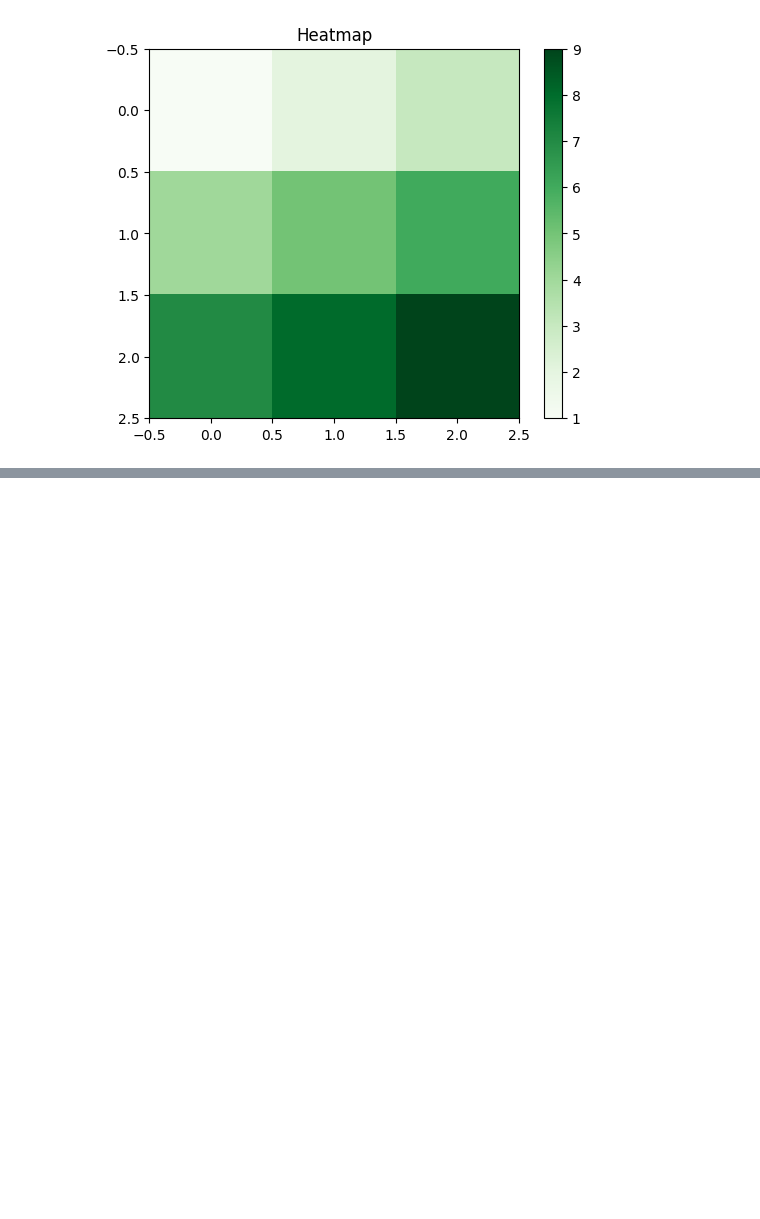
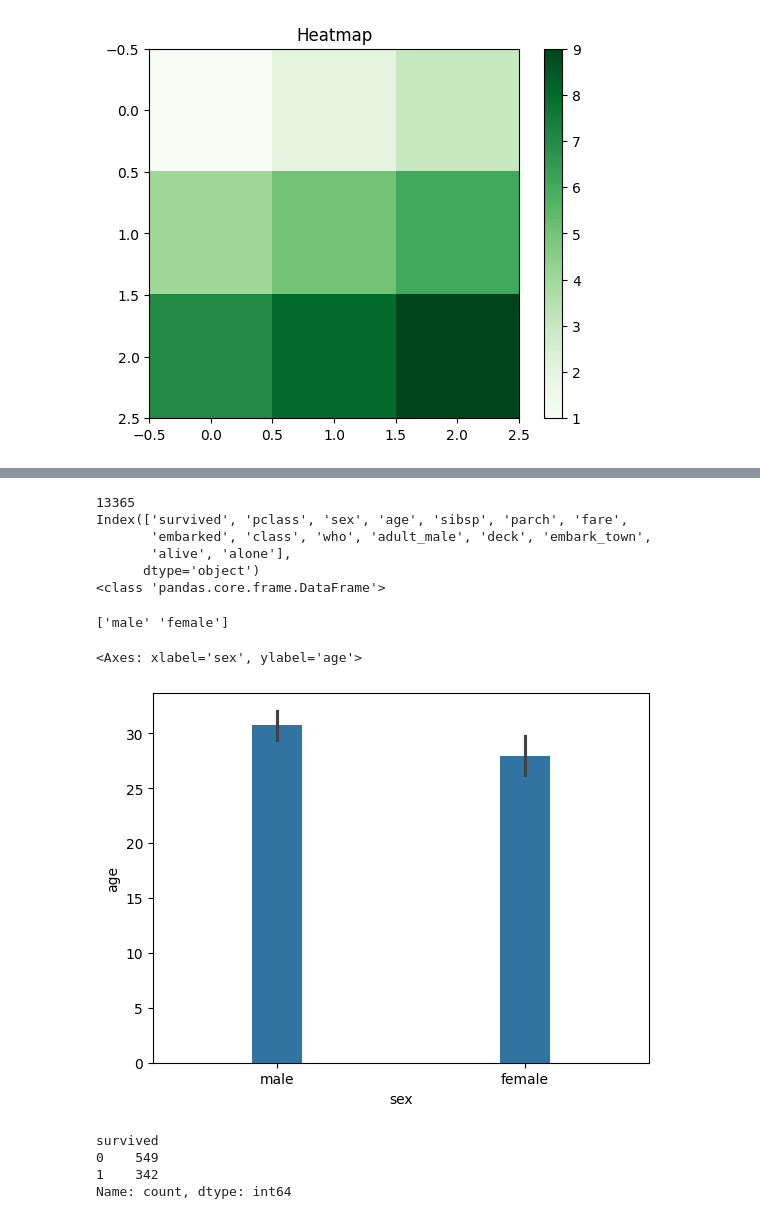
Before and after one commit to Sai-Surya-Gandhan/python, a Jupyter notebook: Copy_of_Welcome_To_Colab.ipynb, the cells around one changed output, grey strips where cells are left out. Drawn from its saved outputs; the diff is of its cells as text; code cells hidden in the pictures; blank space fills up the shorter version.

```diff
--- a/Copy_of_Welcome_To_Colab.ipynb
+++ b/Copy_of_Welcome_To_Colab.ipynb
@@ -1053,0 +1087,37 @@ plt.show()
+# %%
+import seaborn as sns
+df = sns.load_dataset('titanic')
+print(df.size)
+print(df.columns)
+print(type(df))
+# %% [output]
+13365
+Index(['survived', 'pclass', 'sex', 'age', 'sibsp', 'parch', 'fare',
+       'embarked', 'class', 'who', 'adult_male', 'deck', 'embark_town',
+       'alive', 'alone'],
+      dtype='object')
+<class 'pandas.core.frame.DataFrame'>
+# %%
+import seaborn as sns
+df = sns.load_dataset('titanic')
+result = df['sex']
+print(result.unique())
+# %% [output]
+['male' 'female']
+# %%
+import seaborn as sns
+import matplotlib.pyplot as plt
+df = sns.load_dataset('titanic')
+sns.barplot(x='sex',y='age',data=df,width=0.2)
+# %% [output]
+<Axes: xlabel='sex', ylabel='age'>
+[figure, added]
+# %%
+import seaborn as sns
+df = sns.load_dataset('titanic')
+print(df['survived'].value_counts())
+# %% [output]
+survived
+0    549
+1    342
+Name: count, dtype: int64
```
Also changed, not shown: parts of 19 cells of this notebook.
